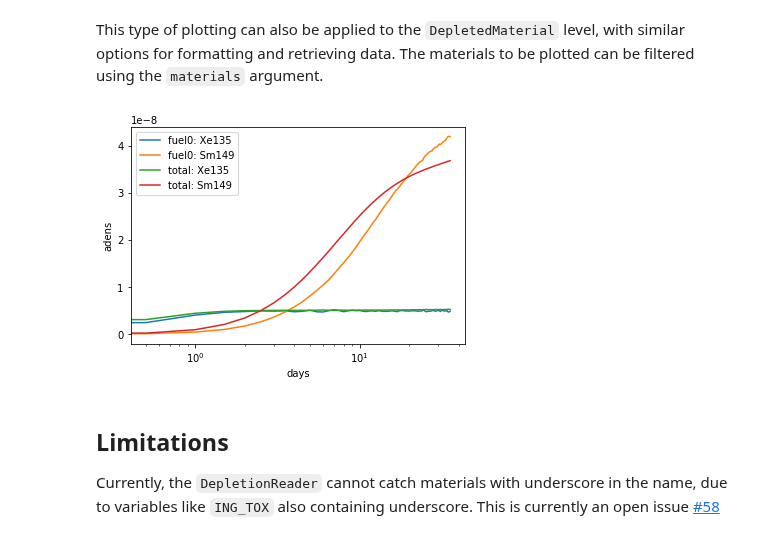
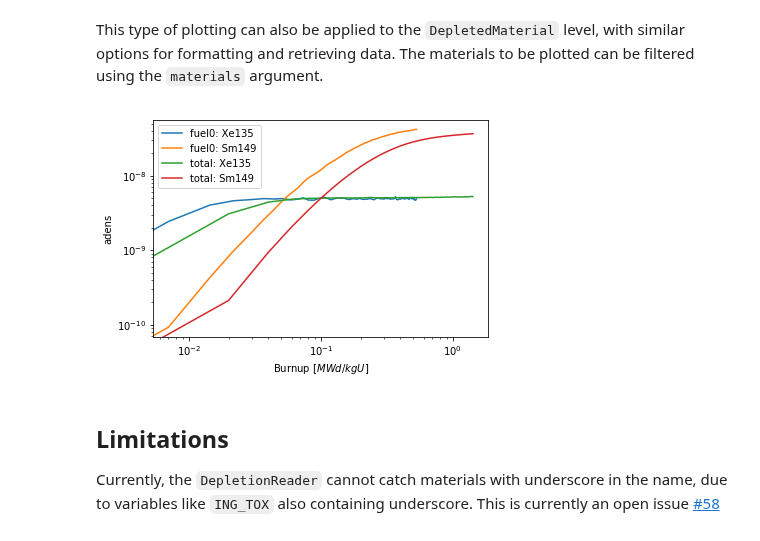
Before and after one commit to CORE-GATECH-GROUP/serpent-tools, a Jupyter notebook: examples/DepletionReader.ipynb, the cells around one changed output. Cells and saved outputs as stored; diff of their text form; code cells hidden in the pictures.

```diff
--- a/examples/DepletionReader.ipynb
+++ b/examples/DepletionReader.ipynb
@@ -156,11 +156,11 @@ fuel.plot('burnup', 'ingTox', names='Xe135', logy=True,
 # %% [markdown]
 This type of plotting can also be applied to the `DepletedMaterial` level, with similar options for formatting and retrieving data. The materials to be plotted can be filtered using the `materials` argument.
 # %%
-dep.plot('days', 'adens', names=iso,
+dep.plot('burnup', 'adens', names=iso,
          materials=['fuel0', 'total'],
-         labelFmt="{mat}: {iso}", logy=True);
+         labelFmt="{mat}: {iso}", loglog=True);
 # %% [output]
-[figure, old version]
+[figure, new version]
 # %% [markdown]
 ## Limitations
 Currently, the `DepletionReader` cannot catch materials with underscore in the name, due to variables like `ING_TOX` also containing underscore. This is currently an open issue [#58](https://github.com/CORE-GATECH-GROUP/serpent-tools/issues/58)
```
Also changed, not shown: parts of 5 cells of this notebook, 8 other files.
